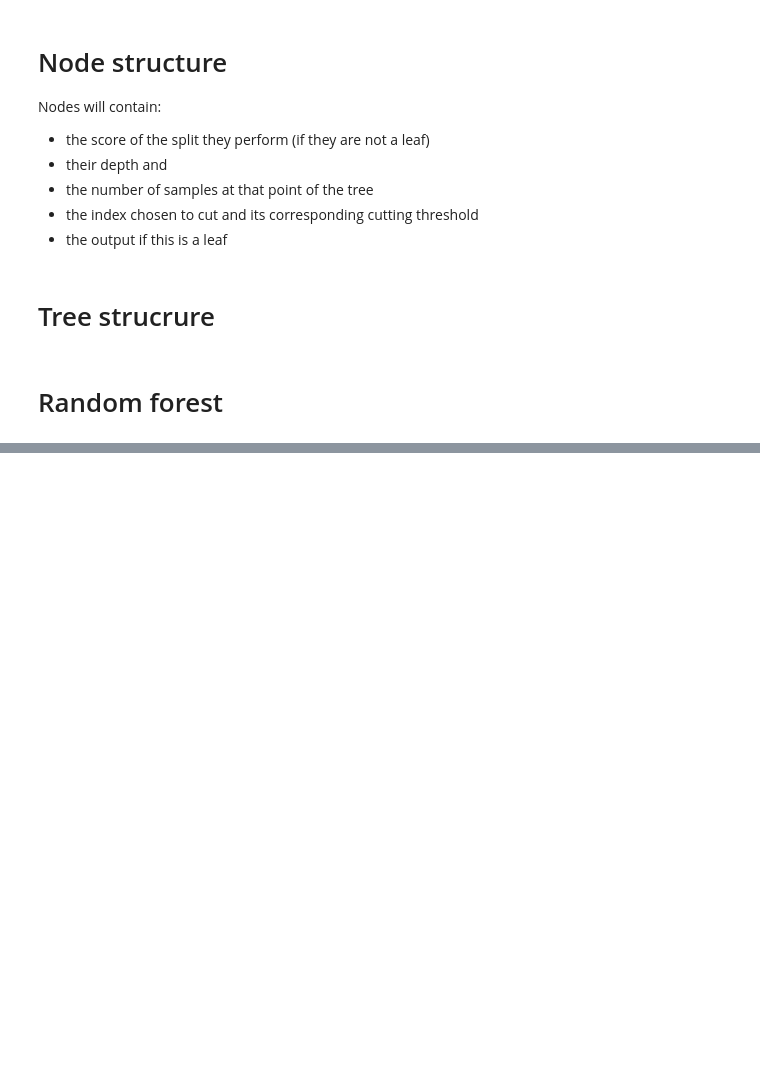
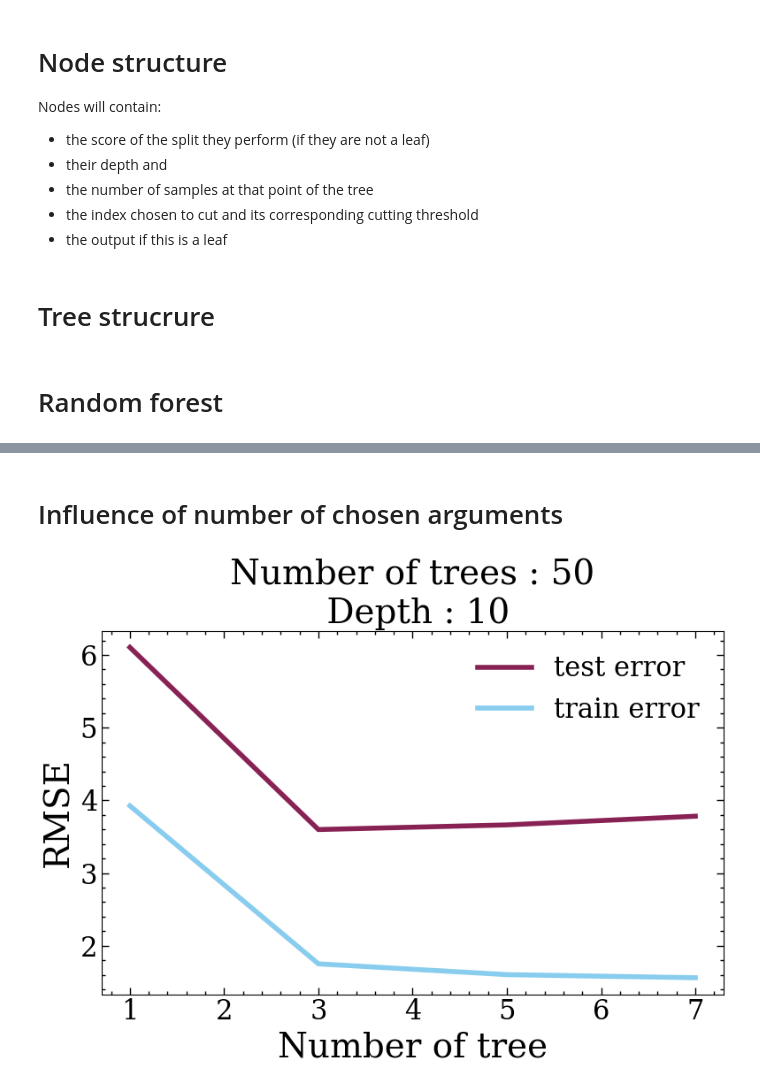
Before and after one commit to Wyxo/TidePrediction, a Jupyter notebook: tide_notebook.ipynb, the cells around one changed output, grey strips where cells are left out. Cells and saved outputs as stored; diff of their text form; code cells hidden in the pictures; blank space fills up the shorter version.

```diff
--- a/tide_notebook.ipynb
+++ b/tide_notebook.ipynb
@@ -371,0 +619,21 @@ KeyboardInterrupt:
+# %% [markdown]
+# Influence of number of chosen arguments
+# %%
+colors = plt.rcParams['axes.prop_cycle'].by_key()['color']
+
+numberOfTreesToTry = [1, 5, 10, 20, 50, 100]
+numberOfArgsToTry = [1, 2, 3, 4, 5,6, 7]
+maxDepthToTry = [2, 4, 6, 8, 10]
+idx_tree = 4
+idx_depth = 4
+plt.title("Number of trees : {}\n Depth : {}".format( numberOfTreesToTry[idx_tree], maxDepthToTry[idx_depth]))
+plt.plot(numberOfArgsToTry, grid[idx_tree,:,idx_depth,0], label = "test error", color=colors[0])
+plt.plot(numberOfArgsToTry, grid[idx_tree,:,idx_depth,1], label = "train error", color=colors[1])
+plt.xlabel("Number of tree")
+#plt.xscale("log")
+plt.ylabel("RMSE")
+#plt.ylim([0, 8])
+plt.legend()
+plt.show()
+# %% [output]
+[figure, added]
```
Also changed, not shown: parts of 18 cells of this notebook, 1 other file.
